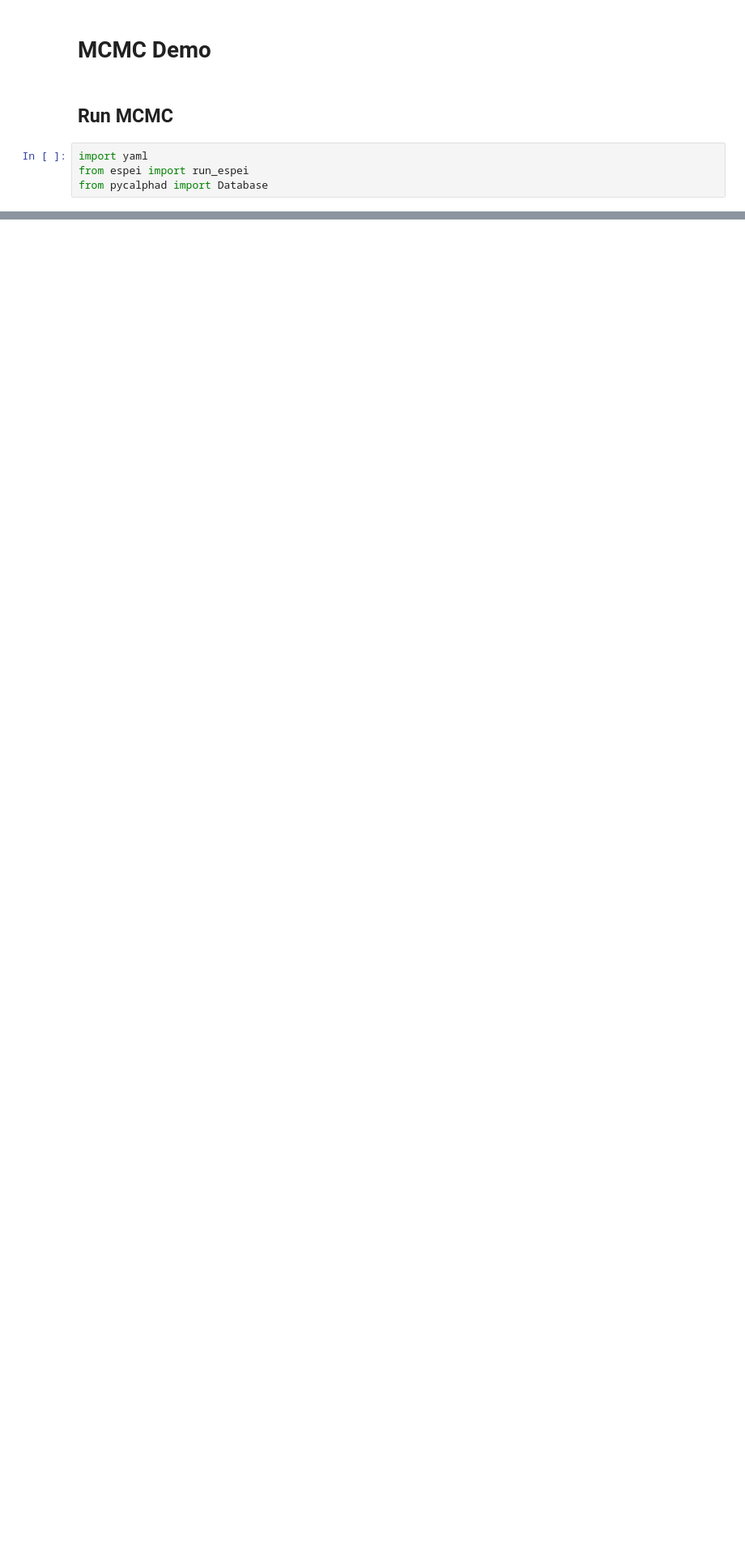
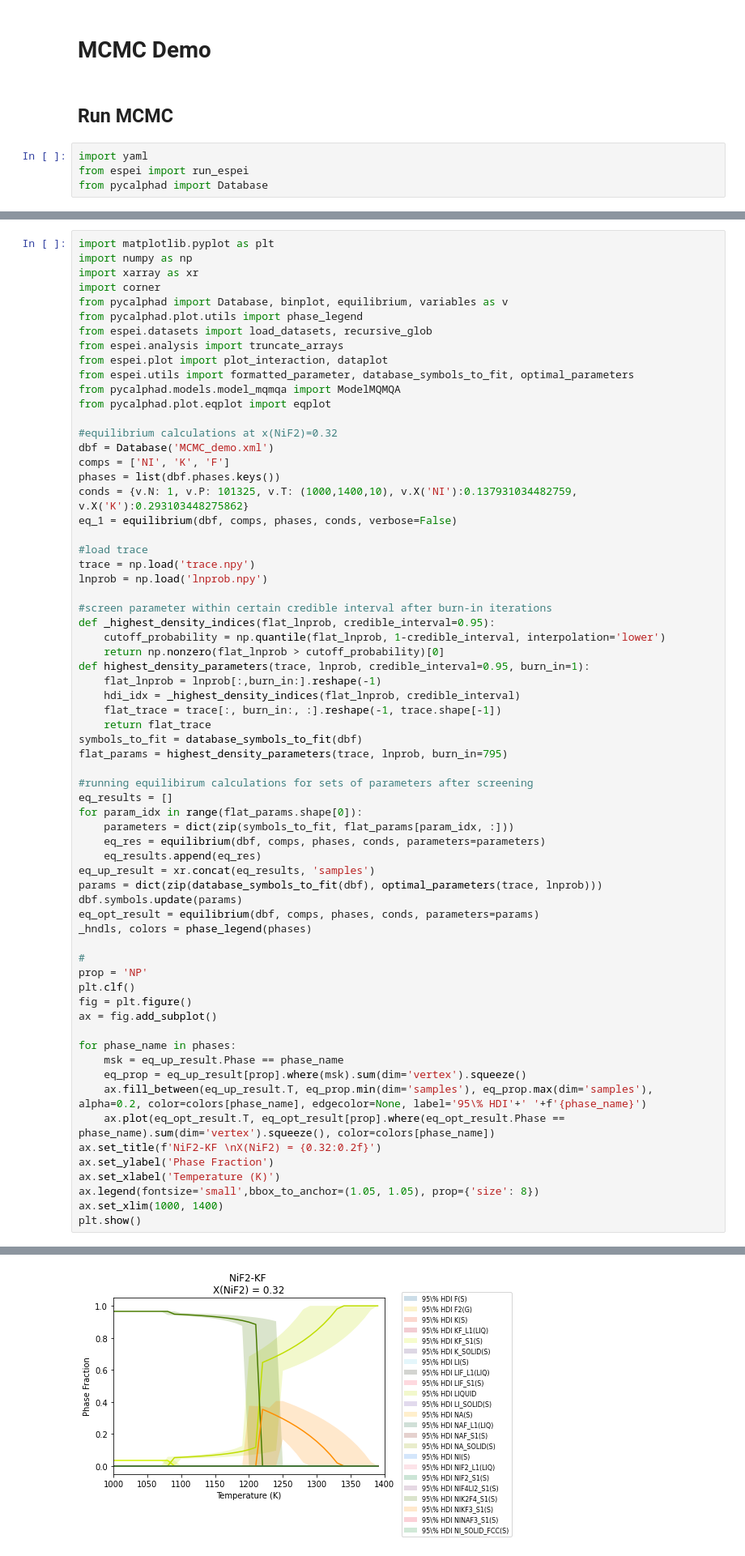
Before and after one commit to RushiGong/MatSE580GuestLectures, a Jupyter notebook: Lecture2/ESPEI MCMC/ESPEI-MCMC_Demo.ipynb, the cells around one changed output, grey strips where cells are left out. Shown at 81% size. Saved outputs shown, nothing was run; the diff lists cells and outputs as text; blank space fills up the shorter version.

```diff
--- a/Lecture2/ESPEI MCMC/ESPEI-MCMC_Demo.ipynb
+++ b/Lecture2/ESPEI MCMC/ESPEI-MCMC_Demo.ipynb
@@ -352,0 +88,67 @@ plt.show()
+# %%
+import matplotlib.pyplot as plt
+import numpy as np
+import xarray as xr
+import corner
+from pycalphad import Database, binplot, equilibrium, variables as v
+from pycalphad.plot.utils import phase_legend
+from espei.datasets import load_datasets, recursive_glob
+from espei.analysis import truncate_arrays
+from espei.plot import plot_interaction, dataplot
+from espei.utils import formatted_parameter, database_symbols_to_fit, optimal_parameters
+from pycalphad.models.model_mqmqa import ModelMQMQA
+from pycalphad.plot.eqplot import eqplot
+
+#equilibrium calculations at x(NiF2)=0.32
+dbf = Database('MCMC_demo.xml')
+comps = ['NI', 'K', 'F']
+phases = list(dbf.phases.keys())
+conds = {v.N: 1, v.P: 101325, v.T: (1000,1400,10), v.X('NI'):0.137931034482759, v.X('K'):0.293103448275862}
+eq_1 = equilibrium(dbf, comps, phases, conds, verbose=False)
+
+#load trace
+trace = np.load('trace.npy')
+lnprob = np.load('lnprob.npy')
+
+#screen parameter within certain credible interval after burn-in iterations
+def _highest_density_indices(flat_lnprob, credible_interval=0.95):
+    cutoff_probability = np.quantile(flat_lnprob, 1-credible_interval, interpolation='lower')
+    return np.nonzero(flat_lnprob > cutoff_probability)[0]
+def highest_density_parameters(trace, lnprob, credible_interval=0.95, burn_in=1):
+    flat_lnprob = lnprob[:,burn_in:].reshape(-1)
+    hdi_idx = _highest_density_indices(flat_lnprob, credible_interval)
+    flat_trace = trace[:, burn_in:, :].reshape(-1, trace.shape[-1])
+    return flat_trace
+symbols_to_fit = database_symbols_to_fit(dbf)
+flat_params = highest_density_parameters(trace, lnprob, burn_in=795)
+
+#running equilibirum calculations for sets of parameters after screening
+eq_results = []
+for param_idx in range(flat_params.shape[0]):
+    parameters = dict(zip(symbols_to_fit, flat_params[param_idx, :]))
+    eq_res = equilibrium(dbf, comps, phases, conds, parameters=parameters)
+    eq_results.append(eq_res)
+eq_up_result = xr.concat(eq_results, 'samples')
+params = dict(zip(database_symbols_to_fit(dbf), optimal_parameters(trace, lnprob)))
+dbf.symbols.update(params)
+eq_opt_result = equilibrium(dbf, comps, phases, conds, parameters=params)
+_hndls, colors = phase_legend(phases)
+
+#
+prop = 'NP'
+plt.clf()
+fig = plt.figure()
+ax = fig.add_subplot()
+
+for phase_name in phases:
+    msk = eq_up_result.Phase == phase_name
+    eq_prop = eq_up_result[prop].where(msk).sum(dim='vertex').squeeze()
+    ax.fill_between(eq_up_result.T, eq_prop.min(dim='samples'), eq_prop.max(dim='samples'), alpha=0.2, color=colors[phase_name], edgecolor=None, label='95\% HDI'+' '+f'{phase_name}')
+    ax.plot(eq_opt_result.T, eq_opt_result[prop].where(eq_opt_result.Phase == phase_name).sum(dim='vertex').squeeze(), color=colors[phase_name])
+ax.set_title(f'NiF2-KF \nX(NiF2) = {0.32:0.2f}')
+ax.set_ylabel('Phase Fraction')
+ax.set_xlabel('Temperature (K)')
+ax.legend(fontsize='small',bbox_to_anchor=(1.05, 1.05), prop={'size': 8})
+ax.set_xlim(1000, 1400)
+plt.show()
+# %% [output]
@@ -352,0 +158 @@ plt.show()
+[figure, added]
```
Also changed, not shown: parts of 18 cells of this notebook, 1 other file.
